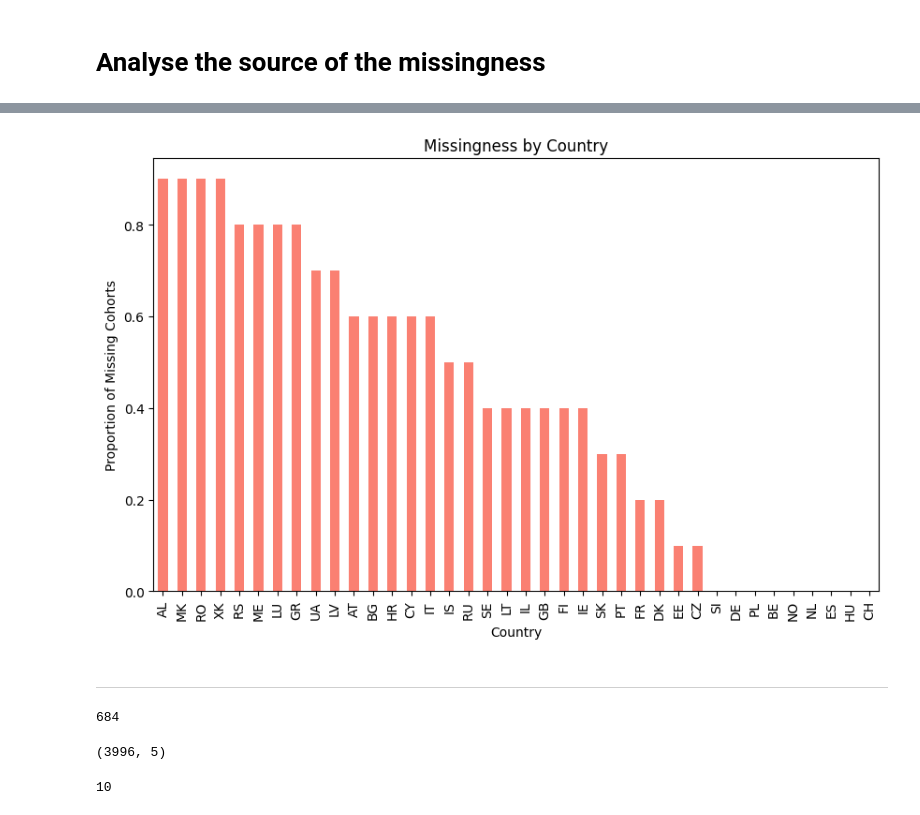
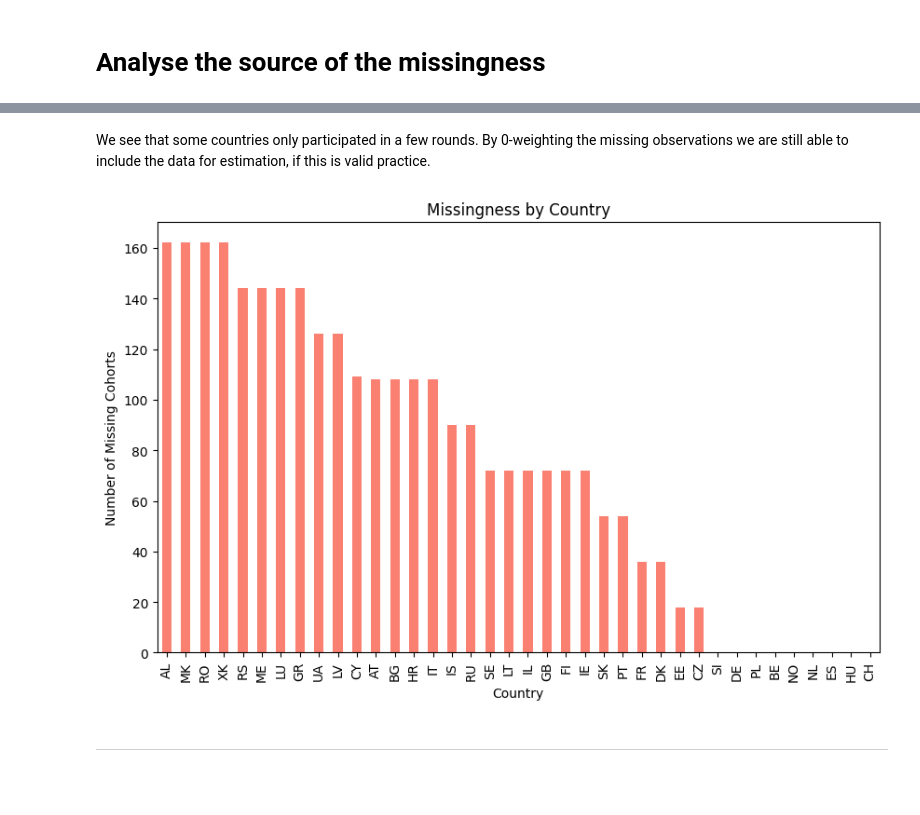
Before and after one commit to WouterBakker/thesis_econometrics, a Jupyter notebook: Python/ESS_pseudo_panel_analysis.ipynb, the cells around one changed output, grey strips where cells are left out. Saved outputs shown, nothing was run; the diff lists cells and outputs as text; code cells hidden in the pictures; blank space fills up the shorter version.

```diff
--- a/Python/ESS_pseudo_panel_analysis.ipynb
+++ b/Python/ESS_pseudo_panel_analysis.ipynb
@@ -276,15 +298,17 @@ plt.show()
+# %% [markdown]
+We see that some countries only participated in a few rounds. By 0-weighting the missing observations we are still able to include the data for estimation, if this is valid practice.
 # %%
 # Step 3: Aggregate missingness by country, gender, etc.
-missing_by_group = full_pseudo_df.groupby('cntry')['is_missing'].mean().sort_values(ascending=False)
+missing_by_group = full_pseudo_df.groupby('cntry')['is_missing'].sum().sort_values(ascending=False)
 
 # Plot the bar chart
 plt.figure(figsize=(10,6))
 missing_by_group.plot(kind='bar', color='salmon')
 plt.title('Missingness by Country')
 plt.xlabel('Country')
-plt.ylabel('Proportion of Missing Cohorts')
+plt.ylabel('Number of Missing Cohorts')
 plt.show()
 # %% [output]
-[figure, old version]
+[figure, new version]
 # %% [markdown]
 -------------------
@@ -295,12 +314,0 @@ K = len(variables_of_interest)-1  # K: Number of variables of interest, minus Y
-# %%
-N
-# %% [output]
-684
-# %%
-pseudo_df.shape
-# %% [output]
-(3996, 5)
-# %%
-T
-# %% [output]
-10
```
Also changed, not shown: parts of 20 cells of this notebook, 5 other files.
